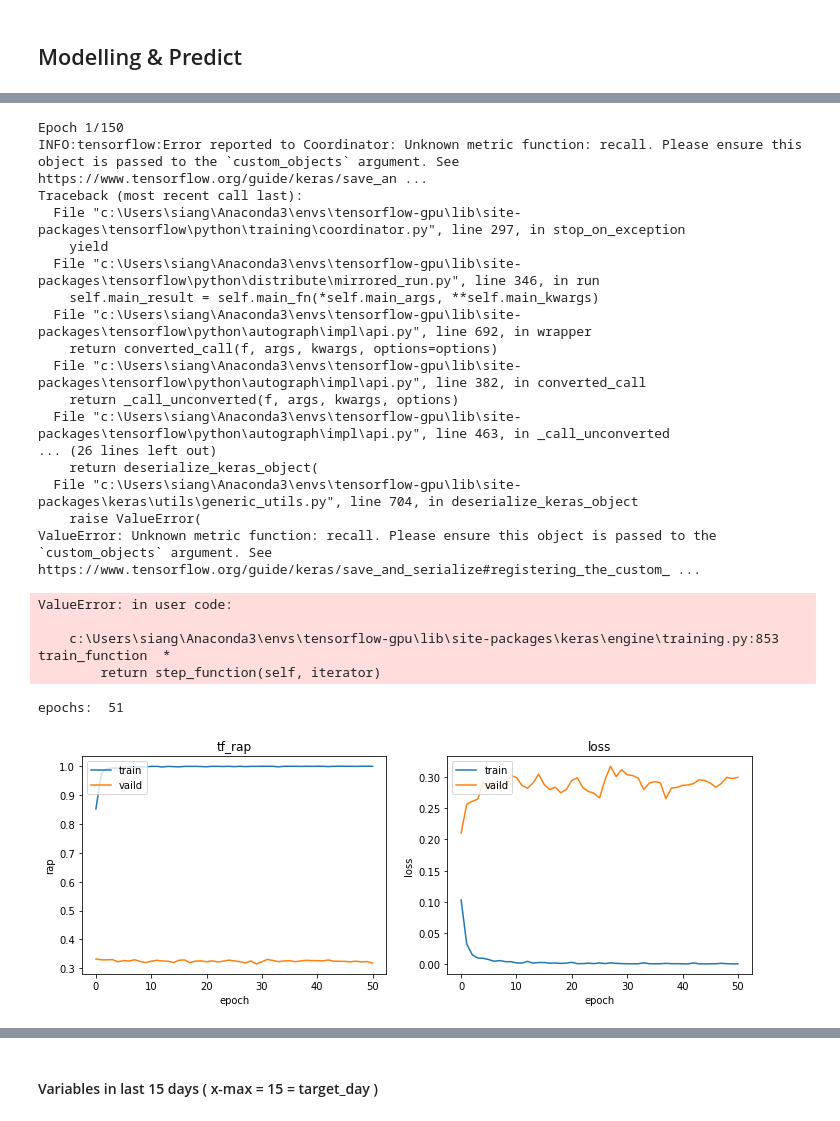
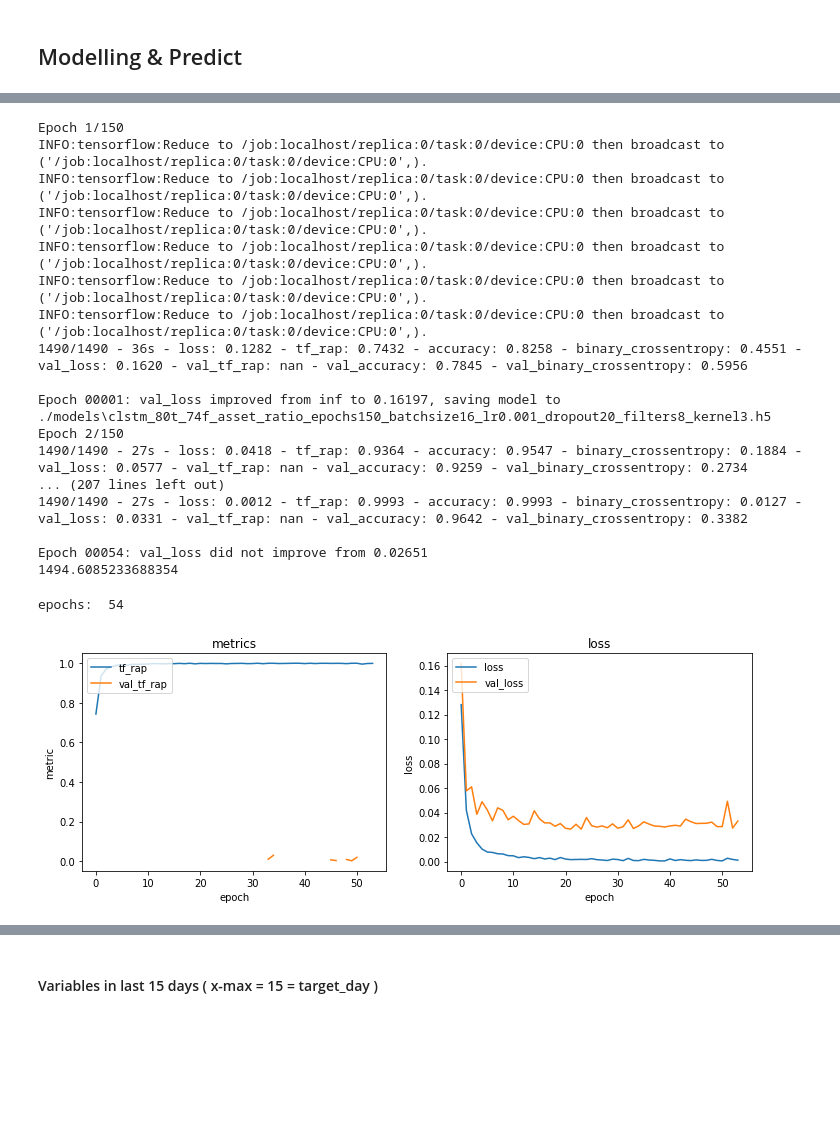
Before and after one commit to siang-chang/tbrain-esunbank-suspicious-activity-report, a Jupyter notebook: src/machine_learning_method.ipynb, the cells around one changed output, grey strips where cells are left out. Saved outputs shown, nothing was run; the diff lists cells and outputs as text; code cells hidden in the pictures; blank space fills up the shorter version.

Commit message:
Update model

```diff
--- a/src/machine_learning_method.ipynb
+++ b/src/machine_learning_method.ipynb
@@ -791,7 +850,7 @@ history = model.fit(
   verbose=2,
   callbacks=[
     get_checkpoint(F'{path}/models/{model_name}.h5', 'val_loss'),
-    get_early_stop(50),
+    get_early_stop(30),
   ],
 )
 
@@ -803,52 +862,49 @@ end = time.time()
 print(format(end-start))
 # %% [output]
 Epoch 1/150
-INFO:tensorflow:Error reported to Coordinator: Unknown metric function: recall. Please ensure this object is passed to the `custom_objects` argument. See https://www.tensorflow.org/guide/keras/save_an ...
-Traceback (most recent call last):
-  File "c:\Users\siang\Anaconda3\envs\tensorflow-gpu\lib\site-packages\tensorflow\python\training\coordinator.py", line 297, in stop_on_exception
-    yield
-  File "c:\Users\siang\Anaconda3\envs\tensorflow-gpu\lib\site-packages\tensorflow\python\distribute\mirrored_run.py", line 346, in run
-    self.main_result = self.main_fn(*self.main_args, **self.main_kwargs)
-  File "c:\Users\siang\Anaconda3\envs\tensorflow-gpu\lib\site-packages\tensorflow\python\autograph\impl\api.py", line 692, in wrapper
-    return converted_call(f, args, kwargs, options=options)
-  File "c:\Users\siang\Anaconda3\envs\tensorflow-gpu\lib\site-packages\tensorflow\python\autograph\impl\api.py", line 382, in converted_call
-    return _call_unconverted(f, args, kwargs, options)
-  File "c:\Users\siang\Anaconda3\envs\tensorflow-gpu\lib\site-packages\tensorflow\python\autograph\impl\api.py", line 463, in _call_unconverted
-... (26 lines left out)
-    return deserialize_keras_object(
-  File "c:\Users\siang\Anaconda3\envs\tensorflow-gpu\lib\site-packages\keras\utils\generic_utils.py", line 704, in deserialize_keras_object
-    raise ValueError(
-ValueError: Unknown metric function: recall. Please ensure this object is passed to the `custom_objects` argument. See https://www.tensorflow.org/guide/keras/save_and_serialize#registering_the_custom_ ...
+INFO:tensorflow:Reduce to /job:localhost/replica:0/task:0/device:CPU:0 then broadcast to ('/job:localhost/replica:0/task:0/device:CPU:0',).
+INFO:tensorflow:Reduce to /job:localhost/replica:0/task:0/device:CPU:0 then broadcast to ('/job:localhost/replica:0/task:0/device:CPU:0',).
+INFO:tensorflow:Reduce to /job:localhost/replica:0/task:0/device:CPU:0 then broadcast to ('/job:localhost/replica:0/task:0/device:CPU:0',).
+INFO:tensorflow:Reduce to /job:localhost/replica:0/task:0/device:CPU:0 then broadcast to ('/job:localhost/replica:0/task:0/device:CPU:0',).
+INFO:tensorflow:Reduce to /job:localhost/replica:0/task:0/device:CPU:0 then broadcast to ('/job:localhost/replica:0/task:0/device:CPU:0',).
+INFO:tensorflow:Reduce to /job:localhost/replica:0/task:0/device:CPU:0 then broadcast to ('/job:localhost/replica:0/task:0/device:CPU:0',).
+1490/1490 - 36s - loss: 0.1282 - tf_rap: 0.7432 - accuracy: 0.8258 - binary_crossentropy: 0.4551 - val_loss: 0.1620 - val_tf_rap: nan - val_accuracy: 0.7845 - val_binary_crossentropy: 0.5956
+
+Epoch 00001: val_loss improved from inf to 0.16197, saving model to ./models\clstm_80t_74f_asset_ratio_epochs150_batchsize16_lr0.001_dropout20_filters8_kernel3.h5
+Epoch 2/150
+1490/1490 - 27s - loss: 0.0418 - tf_rap: 0.9364 - accuracy: 0.9547 - binary_crossentropy: 0.1884 - val_loss: 0.0577 - val_tf_rap: nan - val_accuracy: 0.9259 - val_binary_crossentropy: 0.2734
+... (207 lines left out)
+1490/1490 - 27s - loss: 0.0012 - tf_rap: 0.9993 - accuracy: 0.9993 - binary_crossentropy: 0.0127 - val_loss: 0.0331 - val_tf_rap: nan - val_accuracy: 0.9642 - val_binary_crossentropy: 0.3382
+
+Epoch 00054: val_loss did not improve from 0.02651
+1494.6085233688354
-ValueError: in user code:
-
-    c:\Users\siang\Anaconda3\envs\tensorflow-gpu\lib\site-packages\keras\engine\training.py:853 train_function  *
-        return step_function(self, iterator)
 # %%
 from matplotlib import pyplot as plt
 log = pd.read_csv(F'{path}/logs/{model_name}.csv')
 print('epochs: ',len(log))
 plt.figure(figsize=(12, 4))
 
 # Summarize history for accuracy
 plt.subplot(1, 2, 1)
-plt.plot(log['tf_rap'])
-plt.plot(log['val_tf_rap'])
-plt.title('tf_rap')
-plt.ylabel('rap')
+plt.plot(log['tf_rap'], label='tf_rap')
+plt.plot(log['val_tf_rap'], label='val_tf_rap')
+
+plt.title('metrics')
+plt.ylabel('metric')
 plt.xlabel('epoch')
-plt.legend(['train', 'vaild'], loc='upper left')
+plt.legend(loc='upper left')
 
 # Summarize history for loss
 plt.subplot(1, 2, 2)
-plt.plot(log['loss'])
-plt.plot(log['val_loss'])
+plt.plot(log['loss'], label='loss')
+plt.plot(log['val_loss'], label='val_loss')
 plt.title('loss')
 plt.ylabel('loss')
 plt.xlabel('epoch')
-plt.legend(['train', 'vaild'], loc='upper left')
+plt.legend(loc='upper left')
 
 # Save image
 plt.savefig(F'{path}/logs/{model_name}.jpg')
 # %% [output]
-epochs:  51
+epochs:  54
-[figure, old version]
+[figure, new version]
```
Also changed, not shown: parts of 83 cells of this notebook.
